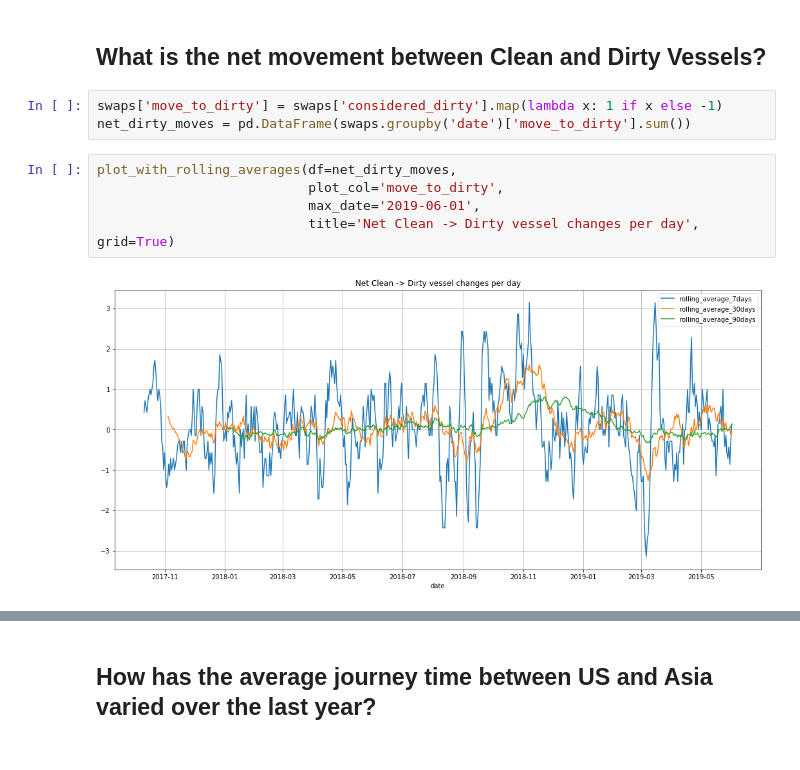
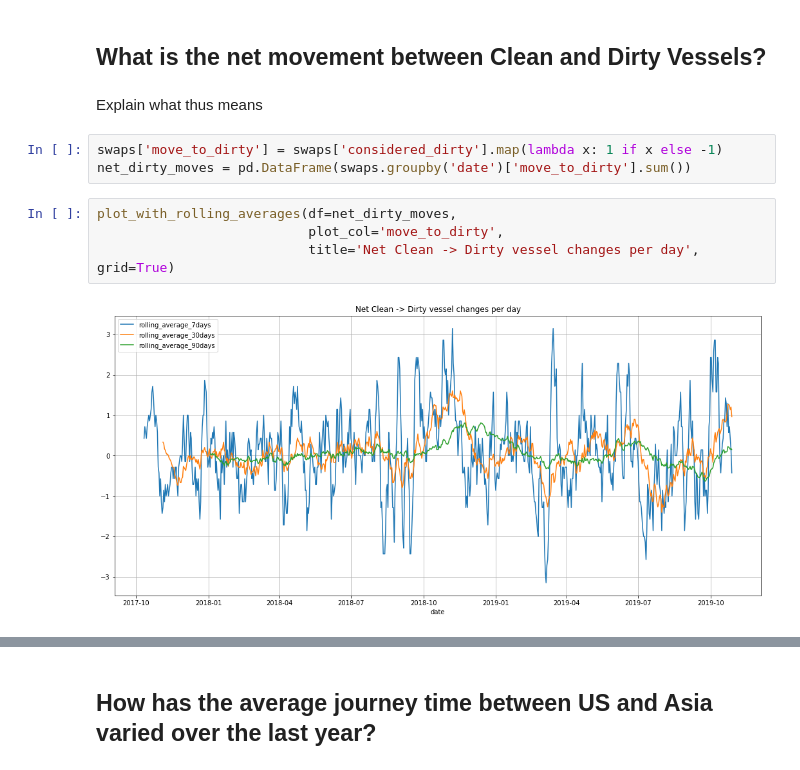
Before and after one commit to VorTECHsa/python-sdk, a Jupyter notebook: sample_notebook.ipynb, the cells around one changed output, grey strips where cells are left out. Cells and saved outputs as stored; diff of their text form.

```diff
--- a/sample_notebook.ipynb
+++ b/sample_notebook.ipynb
@@ -137,16 +139,17 @@ plot_with_rolling_averages(swaps_per_day,
 <a id='clean_dirty_net'></a>
 # %% [markdown]
 ## What is the net movement between Clean and Dirty Vessels?
+# %% [markdown]
+Explain what thus means
 # %%
 swaps['move_to_dirty'] = swaps['considered_dirty'].map(lambda x: 1 if x else -1)
 net_dirty_moves = pd.DataFrame(swaps.groupby('date')['move_to_dirty'].sum())
 # %%
 plot_with_rolling_averages(df=net_dirty_moves,
                            plot_col='move_to_dirty',
-                           max_date='2019-06-01',
                            title='Net Clean -> Dirty vessel changes per day', grid=True)
 # %% [output]
-[figure, old version]
+[figure, new version]
 # %% [markdown]
 <a id='journey_times'></a>
 # %% [markdown]
```
Also changed, not shown: parts of 2 cells of this notebook, 8 other files.
